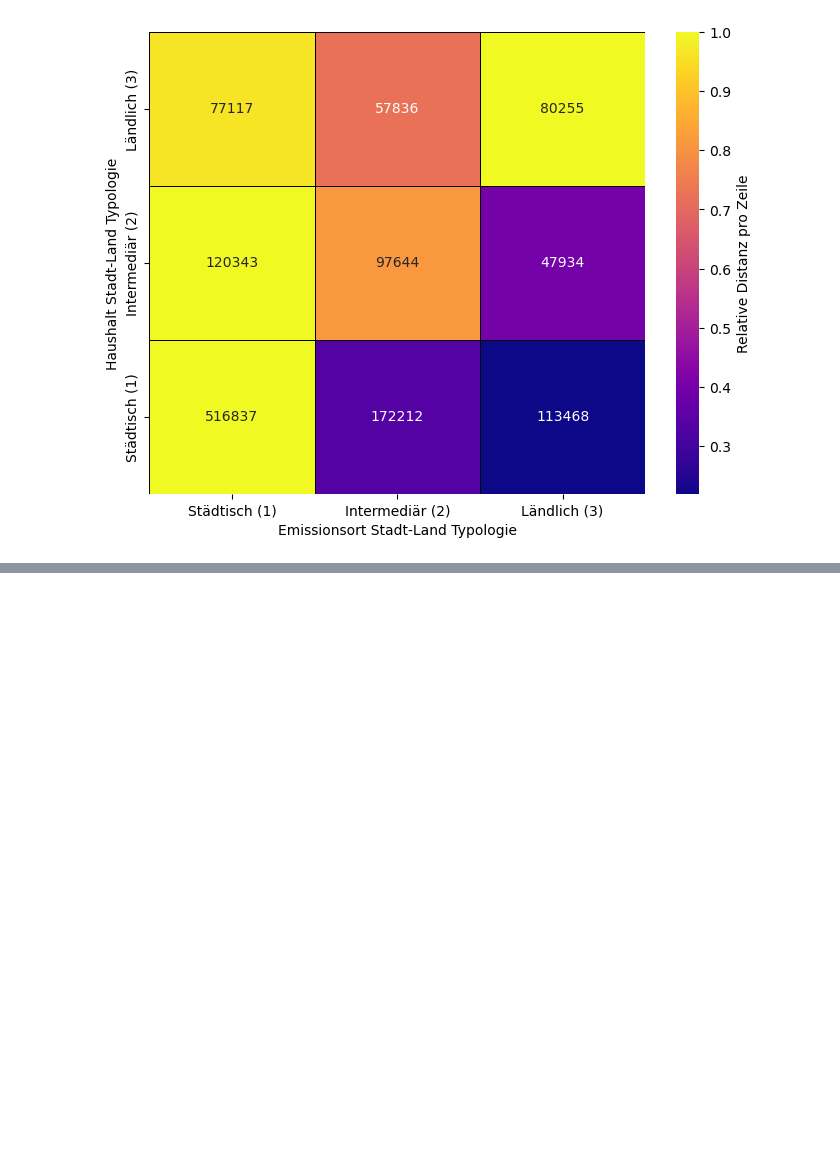
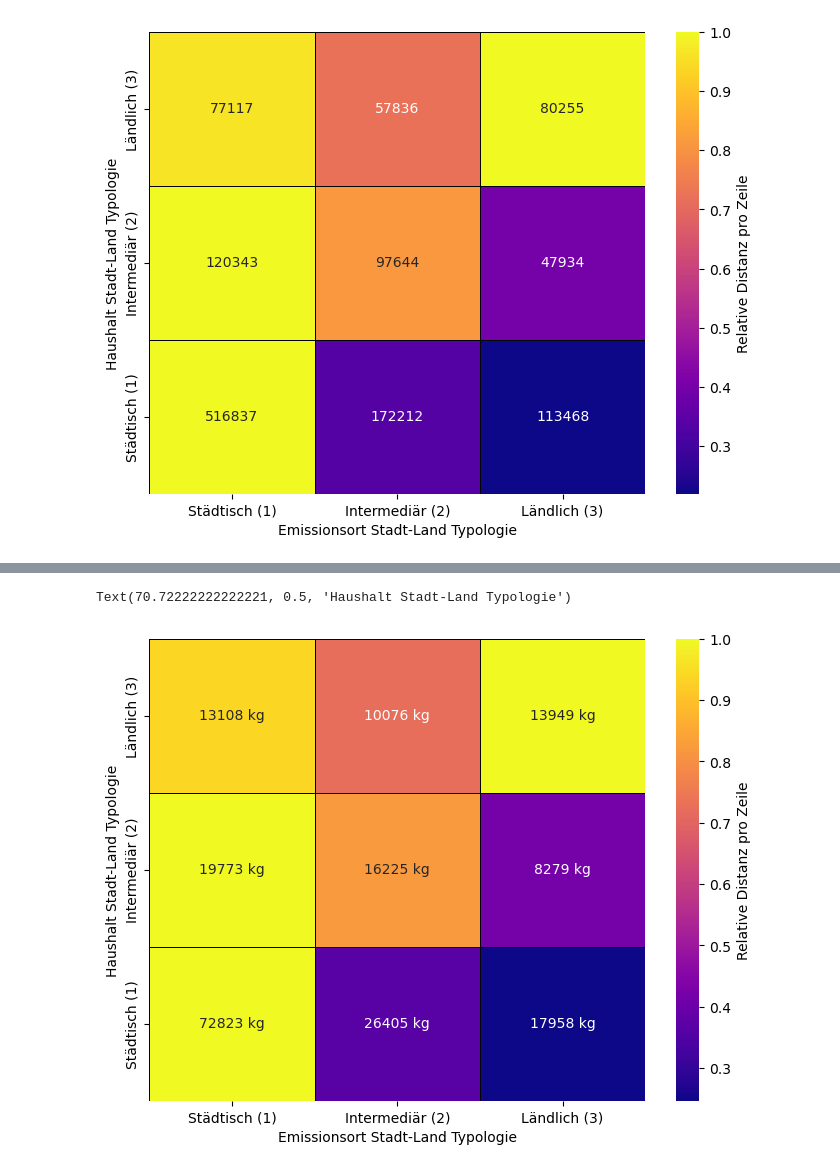
Before and after one commit to LeonidWouters/ANM, a Jupyter notebook: Wege_CO2_Berechnungen.ipynb, the cells around one changed output, grey strips where cells are left out. Cells and saved outputs as stored; diff of their text form; code cells hidden in the pictures; blank space fills up the shorter version.

Commit message:
CO2e Berechnungen für Wege durchgeführt

```diff
--- a/Wege_CO2_Berechnungen.ipynb
+++ b/Wege_CO2_Berechnungen.ipynb
@@ -550,0 +610,3 @@ Text(70.72222222222221, 0.5, 'Haushalt Stadt-Land Typologie')
+# %%
+# Merge the co2e values with the wege dataframe
+wege = wege.merge(co2e_values_auto, on='FAHRZEUG_TREIBSTOFF', how='left')
@@ -550,0 +650,3 @@ Text(70.72222222222221, 0.5, 'Haushalt Stadt-Land Typologie')
+# %%
+# Merge the co2e values with the wege dataframe
+wege = wege.merge(co2e_values_other, on='ET_VERKEHRSMITTEL', how='left')
@@ -550,0 +662,7 @@ Text(70.72222222222221, 0.5, 'Haushalt Stadt-Land Typologie')
+# %%
+# Calculate the total CO2e emissions for each trip
+import numpy as np
+wege['CO2E_TOTAL'] = np.where(
+    wege['ET_VERKEHRSMITTEL'] == 'Auto',
+    wege['ABSCHNITTLÄNGE_IN_KM'] * wege['CO2E_KG_KM_AUTO'],
+    wege['ABSCHNITTLÄNGE_IN_KM'] * wege['CO2E_KG_KM_OTHER'])
@@ -550,0 +678,29 @@ Text(70.72222222222221, 0.5, 'Haushalt Stadt-Land Typologie')
+# %%
+# Berechne für jede HH_STAD_LANDT die kumulierte Distanz pro WEGABSCHNITT_STADT_LAND_TYPOLOGIE in einer 3x3 Matrix
+matrix_co2e = wege.groupby(['HH_STADT_LAND', 'WEGABSCHNITT_STADT_LAND_TYPOLOGIE'])['CO2E_TOTAL'].sum().unstack().round(0)
+# %%
+# Heatmap der matrix
+import seaborn as sns
+import matplotlib.pyplot as plt
+# Sortiere nach städtisch, intermediär, ländlich
+# Reorder the rows and columns as requested
+matrix_co2e = matrix_co2e.reindex(index=['Ländlich (3)', 'Intermediär (2)', 'Städtisch (1)'],
+                        columns=['Städtisch (1)', 'Intermediär (2)', 'Ländlich (3)'])
+
+# Normalize each row
+matrix_normalized = matrix_co2e.div(matrix_co2e.max(axis=1), axis=0)
+
+# Create the heatmap with normalized values and show original values in the cells
+plt.figure(figsize=(8, 6))
+sns.heatmap(matrix_normalized, cmap='plasma', annot=matrix_co2e / 1000, fmt=".0f", linewidths=.5, linecolor='black',
+            cbar_kws={'label': 'Relative Distanz pro Zeile'})
+
+# Update the annotations to include "kg"
+for text in plt.gca().texts:
+    text.set_text(f"{text.get_text()} kg")
+
+plt.xlabel('Emissionsort Stadt-Land Typologie')
+plt.ylabel('Haushalt Stadt-Land Typologie')
+# %% [output]
+Text(70.72222222222221, 0.5, 'Haushalt Stadt-Land Typologie')
+[figure, added]
```
Also changed, not shown: parts of 9 cells of this notebook.
